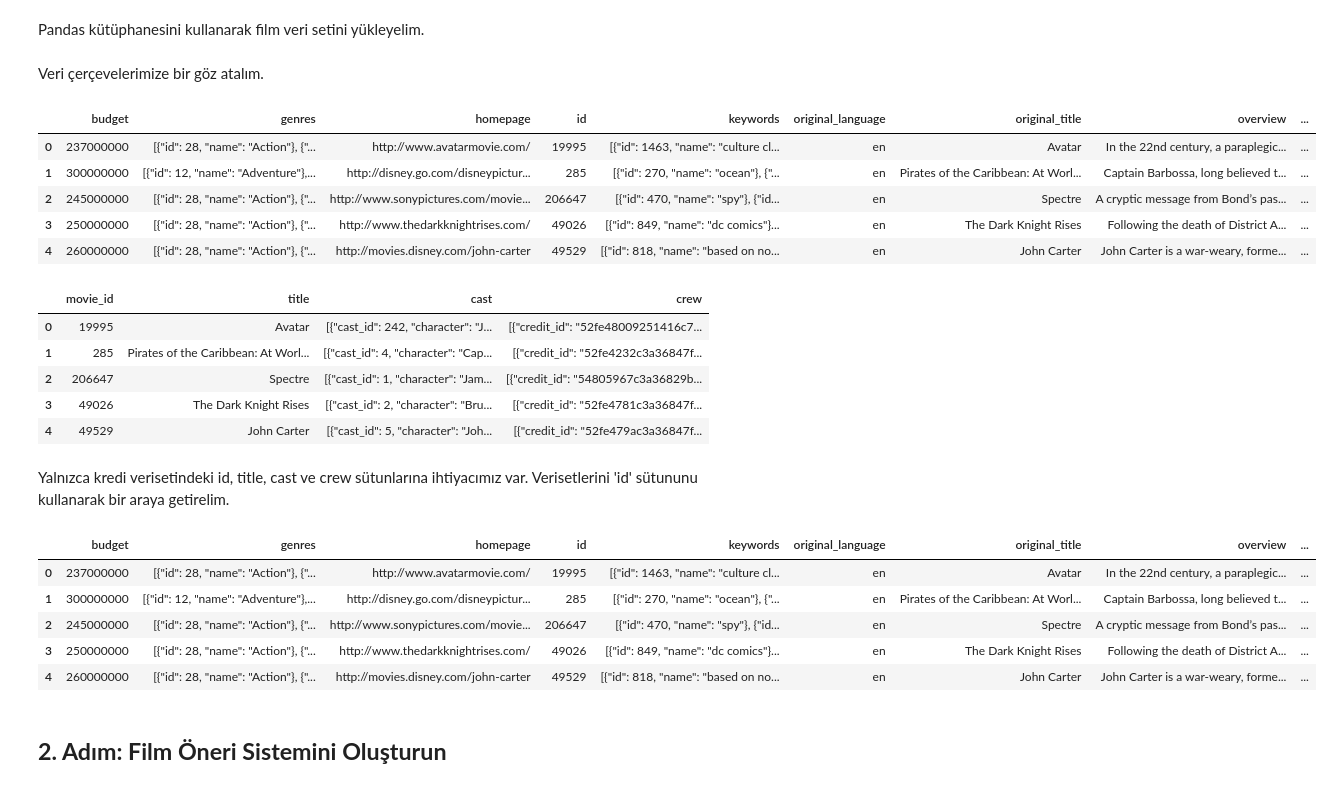
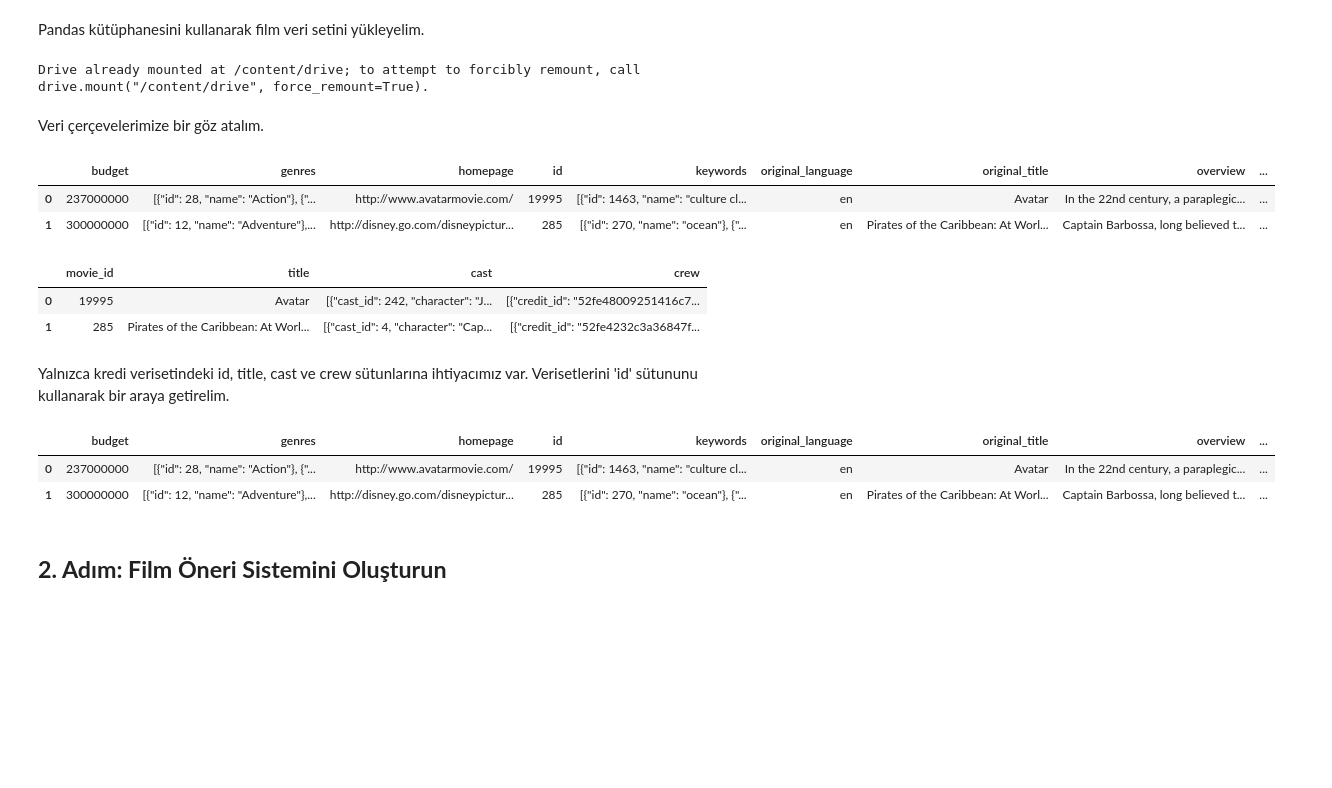
Before and after one commit to kaveai/veribilimiyazokulu, a Jupyter notebook: Ders İçerikleri/Movie_Recommendation.ipynb, the cells around one changed output. Drawn from its saved outputs; the diff is of its cells as text; code cells hidden in the pictures; blank space fills up the shorter version.

Commit message:
update movie rec

```diff
--- a/Ders İçerikleri/Movie_Recommendation.ipynb
+++ b/Ders İçerikleri/Movie_Recommendation.ipynb
@@ -35,44 +38,47 @@ Dataset: https://www.kaggle.com/tmdb/tmdb-movie-metadata
 Veri kümesi iki farklı CSV dosyası, kredi ve film içerir. Credits dosyası, filmle ilgili tüm meta veri bilgilerini içerir ve film dosyası, filmin adı ve kimliği, bütçe, gösterime giren filmdeki diller gibi bilgileri içerir.
 # %% [markdown]
 Pandas kütüphanesini kullanarak film veri setini yükleyelim.
+# %%
+# set environment as googledrive to folder "resource"
+data_path =  "/resource/"
+
+try:
+    drive.mount('/content/drive')
+    data_path = "/content/drive/My Drive/resource/"
+
+except:
+    print("You are not working in Colab at the moment :(")
+# %% [output]
+Drive already mounted at /content/drive; to attempt to forcibly remount, call drive.mount("/content/drive", force_remount=True).
 # %%
-path = "/content/movie_recommendation"
+path = "/content/drive/MyDrive/movie_recommendation"
 credits_df = pd.read_csv(path + "/tmdb_5000_credits.csv")
 movies_df = pd.read_csv(path + "/tmdb_5000_movies.csv")
 # %% [markdown]
 Veri çerçevelerimize bir göz atalım.
 # %%
-movies_df.head()
+movies_df.head(2)
 # %% [output]
 |  | budget | genres | homepage | id | keywords | original_language | original_title | overview | ... |
 | 0 | 237000000 | [{"id": 28, "name": "Action"}, {"... | http://www.avatarmovie.com/ | 19995 | [{"id": 1463, "name": "culture cl... | en | Avatar | In the 22nd century, a paraplegic... | ... |
 | 1 | 300000000 | [{"id": 12, "name": "Adventure"},... | http://disney.go.com/disneypictur... | 285 | [{"id": 270, "name": "ocean"}, {"... | en | Pirates of the Caribbean: At Worl... | Captain Barbossa, long believed t... | ... |
-| 2 | 245000000 | [{"id": 28, "name": "Action"}, {"... | http://www.sonypictures.com/movie... | 206647 | [{"id": 470, "name": "spy"}, {"id... | en | Spectre | A cryptic message from Bond’s pas... | ... |
-| 3 | 250000000 | [{"id": 28, "name": "Action"}, {"... | http://www.thedarkknightrises.com/ | 49026 | [{"id": 849, "name": "dc comics"}... | en | The Dark Knight Rises | Following the death of District A... | ... |
-| 4 | 260000000 | [{"id": 28, "name": "Action"}, {"... | http://movies.disney.com/john-carter | 49529 | [{"id": 818, "name": "based on no... | en | John Carter | John Carter is a war-weary, forme... | ... |
 # %%
-credits_df.head()
+credits_df.head(2)
 # %% [output]
 |  | movie_id | title | cast | crew |
 | 0 | 19995 | Avatar | [{"cast_id": 242, "character": "J... | [{"credit_id": "52fe48009251416c7... |
 | 1 | 285 | Pirates of the Caribbean: At Worl... | [{"cast_id": 4, "character": "Cap... | [{"credit_id": "52fe4232c3a36847f... |
-| 2 | 206647 | Spectre | [{"cast_id": 1, "character": "Jam... | [{"credit_id": "54805967c3a36829b... |
-| 3 | 49026 | The Dark Knight Rises | [{"cast_id": 2, "character": "Bru... | [{"credit_id": "52fe4781c3a36847f... |
-| 4 | 49529 | John Carter | [{"cast_id": 5, "character": "Joh... | [{"credit_id": "52fe479ac3a36847f... |
 # %% [markdown]
 Yalnızca kredi verisetindeki id, title, cast ve crew sütunlarına ihtiyacımız var. Verisetlerini 'id' sütununu kullanarak bir araya getirelim.
 # %%
 credits_df.columns = ['id','tittle','cast','crew']
 movies_df = movies_df.merge(credits_df, on="id")
 # %%
-movies_df.head()
+movies_df.head(2)
 # %% [output]
 |  | budget | genres | homepage | id | keywords | original_language | original_title | overview | ... |
 | 0 | 237000000 | [{"id": 28, "name": "Action"}, {"... | http://www.avatarmovie.com/ | 19995 | [{"id": 1463, "name": "culture cl... | en | Avatar | In the 22nd century, a paraplegic... | ... |
 | 1 | 300000000 | [{"id": 12, "name": "Adventure"},... | http://disney.go.com/disneypictur... | 285 | [{"id": 270, "name": "ocean"}, {"... | en | Pirates of the Caribbean: At Worl... | Captain Barbossa, long believed t... | ... |
-| 2 | 245000000 | [{"id": 28, "name": "Action"}, {"... | http://www.sonypictures.com/movie... | 206647 | [{"id": 470, "name": "spy"}, {"id... | en | Spectre | A cryptic message from Bond’s pas... | ... |
-| 3 | 250000000 | [{"id": 28, "name": "Action"}, {"... | http://www.thedarkknightrises.com/ | 49026 | [{"id": 849, "name": "dc comics"}... | en | The Dark Knight Rises | Following the death of District A... | ... |
-| 4 | 260000000 | [{"id": 28, "name": "Action"}, {"... | http://movies.disney.com/john-carter | 49529 | [{"id": 818, "name": "based on no... | en | John Carter | John Carter is a war-weary, forme... | ... |
 # %% [markdown]
 ## **2. Adım: Film Öneri Sistemini Oluşturun**
 # %% [markdown]
```
Also changed, not shown: parts of 7 cells of this notebook.
